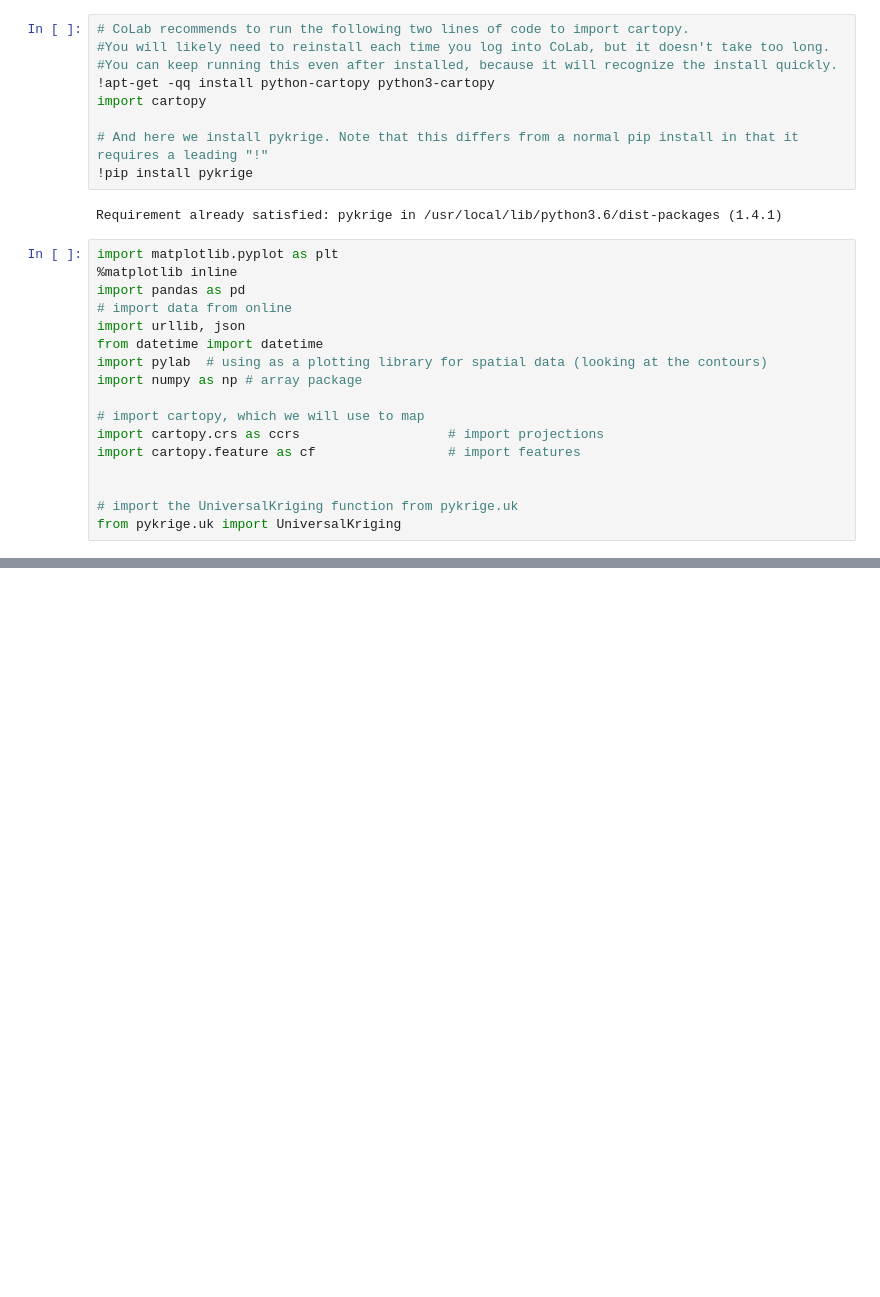
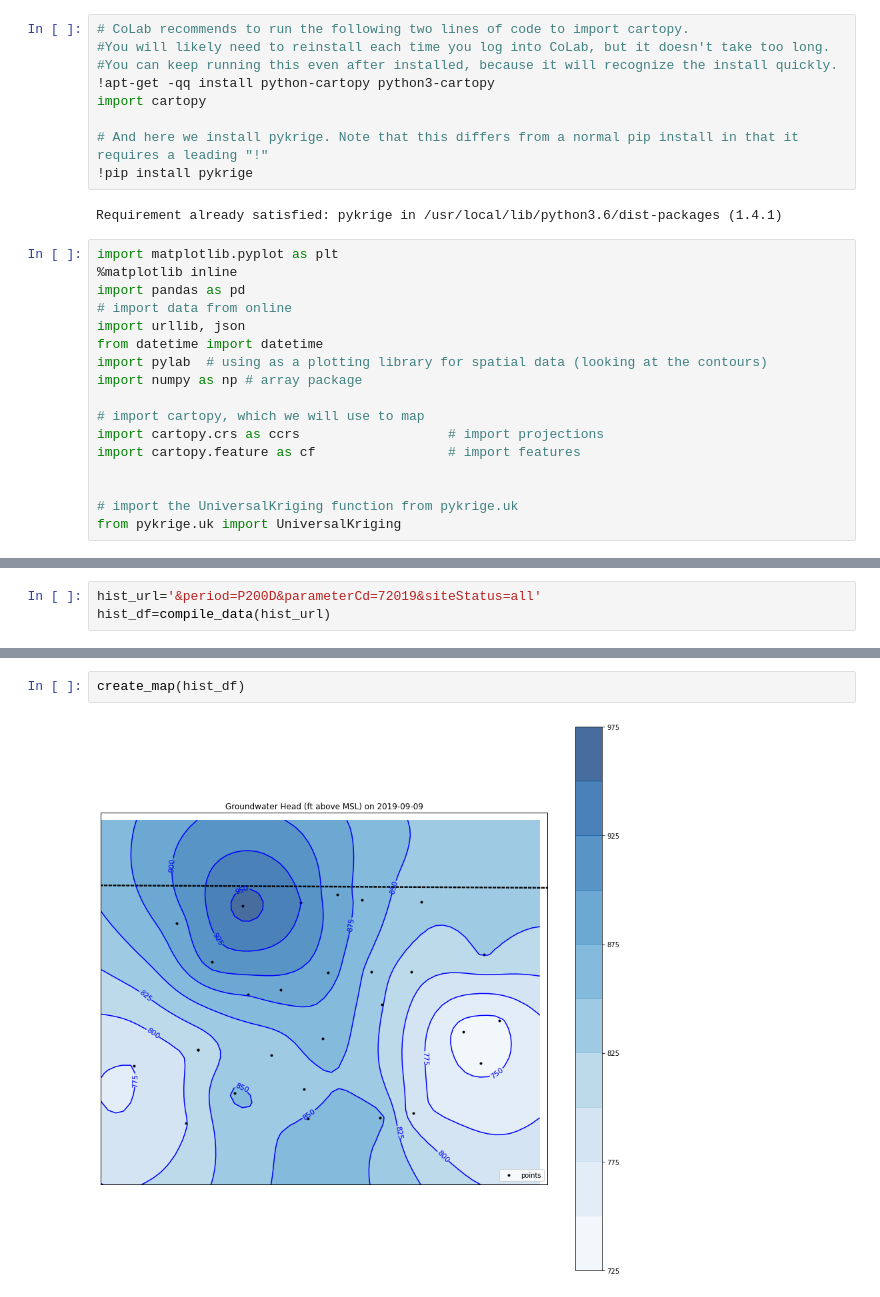
Before and after one commit to yiquanw2/geol572_6, a Jupyter notebook: Prob Set 6 and 7.ipynb, the cells around one changed output, grey strips where cells are left out. Cells and saved outputs as stored; diff of their text form; blank space fills up the shorter version.

```diff
--- a/Prob Set 6 and 7.ipynb
+++ b/Prob Set 6 and 7.ipynb
@@ -194,0 +159,3 @@ plt.show()
+# %%
+hist_url='&period=P200D&parameterCd=72019&siteStatus=all'
+hist_df=compile_data(hist_url)
@@ -194,0 +180,4 @@ plt.show()
+# %%
+create_map(hist_df)
+# %% [output]
+[figure, added]
```
Also changed, not shown: parts of 12 cells of this notebook.
